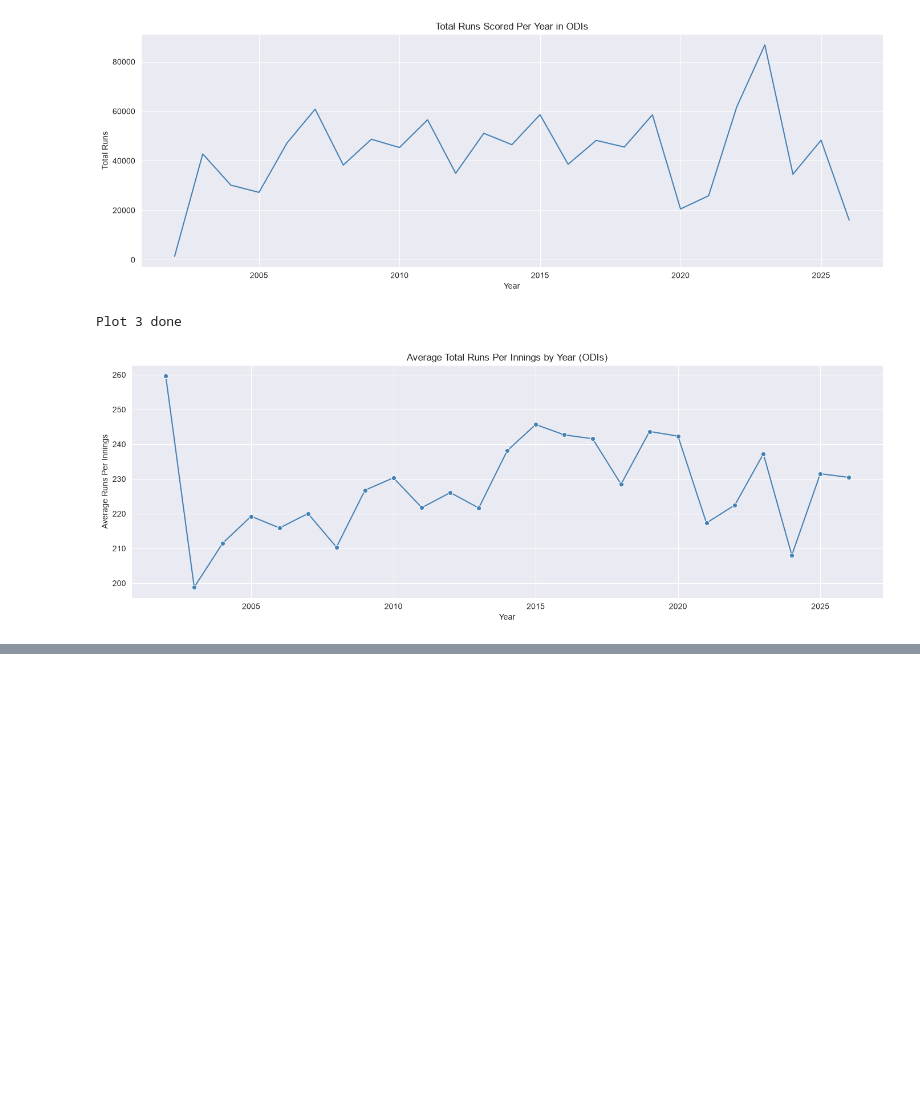
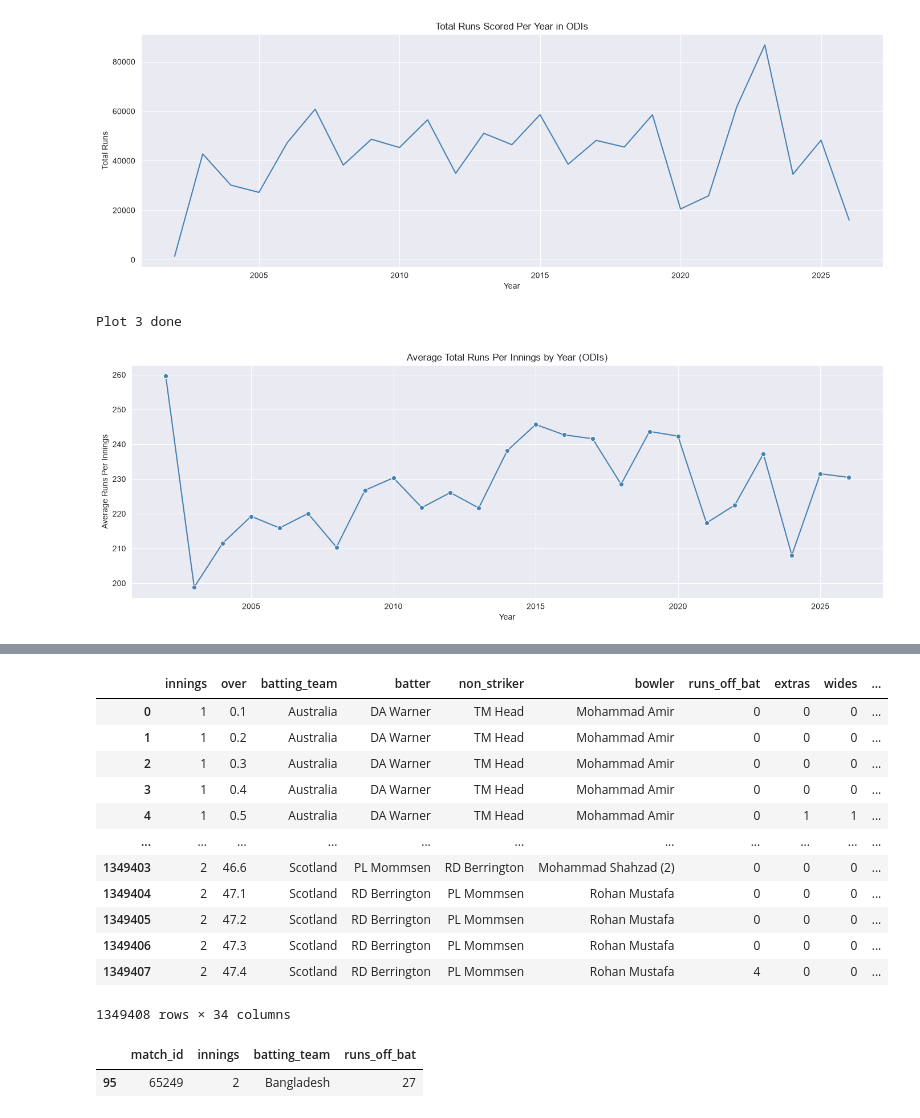
Before and after one commit to Durgeshkadiyapu/CricMetric-AI, a Jupyter notebook: notebooks/01_data_loading.ipynb, the cells around one changed output, grey strips where cells are left out. Cells and saved outputs as stored; diff of their text form; code cells hidden in the pictures; blank space fills up the shorter version.

```diff
--- a/notebooks/01_data_loading.ipynb
+++ b/notebooks/01_data_loading.ipynb
@@ -461,3 +462,26 @@ Filepath:D:\CricMetric-AI\data\raw\odis\1368002.csv
 Match: 750671.csv
 Filepath:D:\CricMetric-AI\data\raw\odis\750671.csv
 Error: Length of values (2) does not match length of index (605)
+# %%
+# extract outcome metadata from all match files
+match_outcomes = []
+
+for filepath in files:
+    _, meta = parse_cricsheet_file(filepath)
+    if meta:
+        match_id = os.path.basename(filepath).replace('.csv', '')
+        match_outcomes.append({
+            'match_id': match_id,
+            'outcome': meta.get('outcome', 'normal'),
+            'winner': meta.get('winner', ''),
+            'method': meta.get('method', ''),
+            'winner_runs': meta.get('winner_runs', ''),
+            'winner_wickets': meta.get('winner_wickets', '')
+        })
+
+outcomes_df = pd.DataFrame(match_outcomes)
+print(f"Total matches: {len(outcomes_df)}")
+print("\nOutcome distribution:")
+print(outcomes_df['outcome'].value_counts())
+print("\nMethod distribution (DLS etc):")
+print(outcomes_df['method'].value_counts())
@@ -532,6 +558,9 @@ def parse_cricsheet_file(filepath):
     df['toss_winner'] = meta.get('toss_winner', '')
     df['city'] = meta.get('city', '')
     df['season'] = meta.get('season', '')
+    df['outcome'] = meta.get('outcome', 'normal')
+    df['match_winner'] = meta.get('winner', '')
+    df['dl_method'] = meta.get('method', '')
 
     return df, meta
 
@@ -579,0 +609,11 @@ First 3 rows:
+# %%
+# check what metadata keys exist across all files
+all_meta_keys = set()
+
+for filepath in files[:100]:  # check first 100 files
+    _, meta = parse_cricsheet_file(filepath)
+    if meta:
+        all_meta_keys.update(meta.keys())
+
+print("All metadata keys found:")
+print(sorted(all_meta_keys))
@@ -756,0 +835,16 @@ plt.show()
+# %%
+master_df
+# %% [output]
+|  | innings | over | batting_team | batter | non_striker | bowler | runs_off_bat | extras | wides | ... |
+| 0 | 1 | 0.1 | Australia | DA Warner | TM Head | Mohammad Amir | 0 | 0 | 0 | ... |
+| 1 | 1 | 0.2 | Australia | DA Warner | TM Head | Mohammad Amir | 0 | 0 | 0 | ... |
+| 2 | 1 | 0.3 | Australia | DA Warner | TM Head | Mohammad Amir | 0 | 0 | 0 | ... |
+| 3 | 1 | 0.4 | Australia | DA Warner | TM Head | Mohammad Amir | 0 | 0 | 0 | ... |
+| 4 | 1 | 0.5 | Australia | DA Warner | TM Head | Mohammad Amir | 0 | 1 | 1 | ... |
+| ... | ... | ... | ... | ... | ... | ... | ... | ... | ... | ... |
+| 1349403 | 2 | 46.6 | Scotland | PL Mommsen | RD Berrington | Mohammad Shahzad (2) | 0 | 0 | 0 | ... |
+| 1349404 | 2 | 47.1 | Scotland | RD Berrington | PL Mommsen | Rohan Mustafa | 0 | 0 | 0 | ... |
+| 1349405 | 2 | 47.2 | Scotland | RD Berrington | PL Mommsen | Rohan Mustafa | 0 | 0 | 0 | ... |
+| 1349406 | 2 | 47.3 | Scotland | RD Berrington | PL Mommsen | Rohan Mustafa | 0 | 0 | 0 | ... |
+| 1349407 | 2 | 47.4 | Scotland | RD Berrington | PL Mommsen | Rohan Mustafa | 4 | 0 | 0 | ... |
+1349408 rows × 34 columns
@@ -756,0 +855,5 @@ plt.show()
+# %%
+tarun_doubt[tarun_doubt['runs_off_bat']==27]
+# %% [output]
+|  | match_id | innings | batting_team | runs_off_bat |
+| 95 | 65249 | 2 | Bangladesh | 27 |
```
Also changed, not shown: parts of 13 cells of this notebook, 5 other files.
